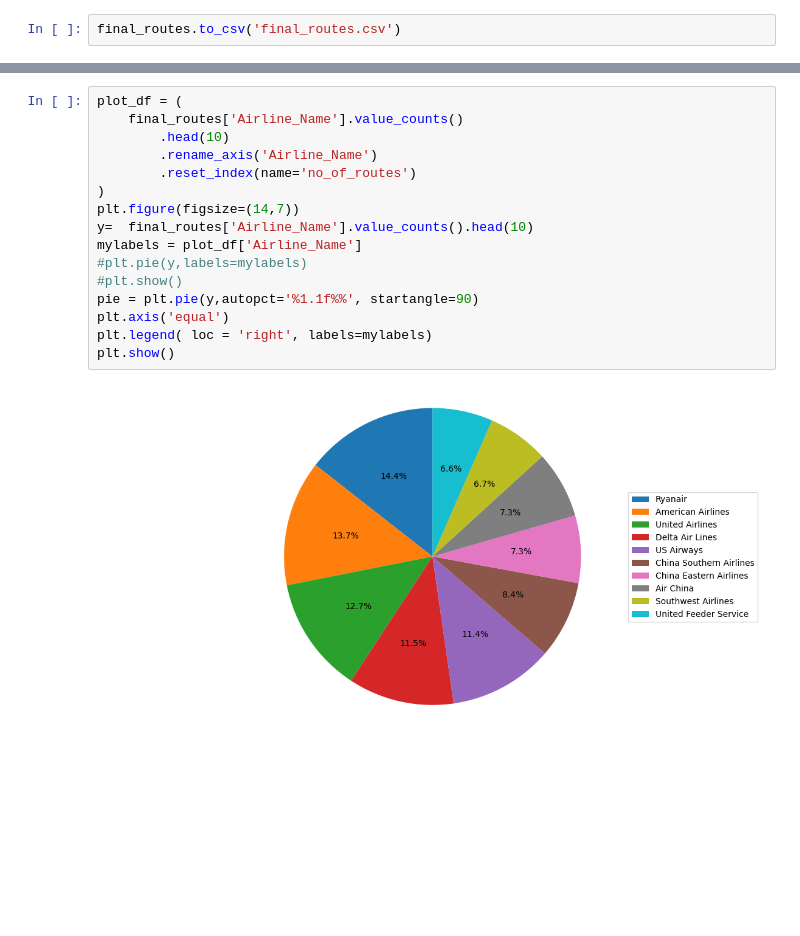
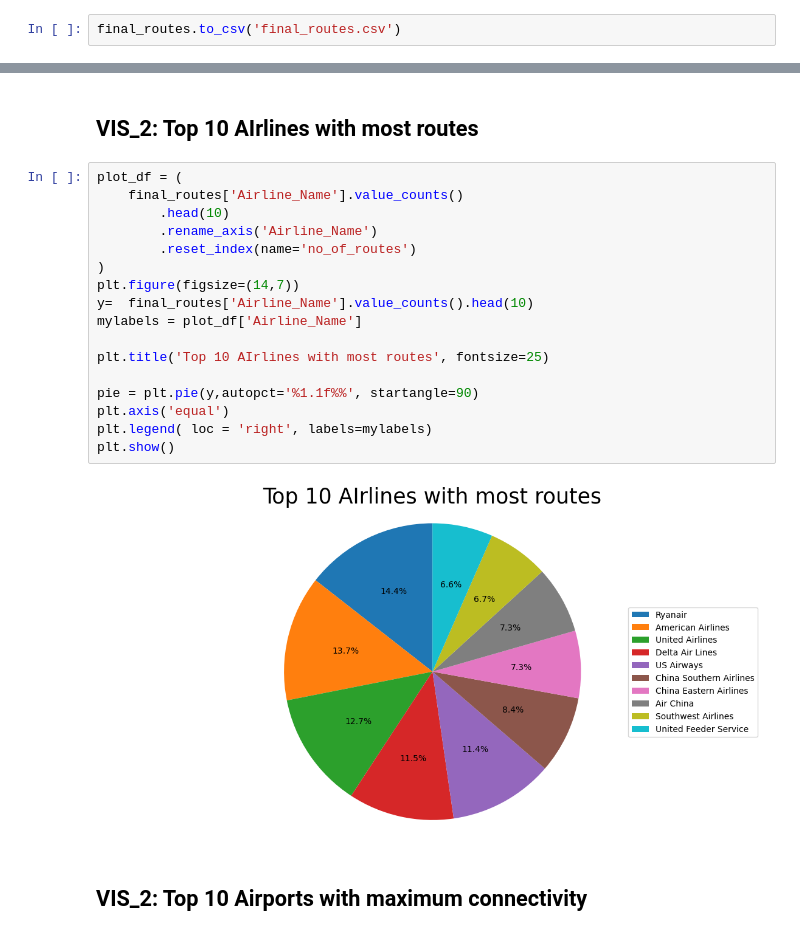
Before and after one commit to yashyaks/AirViz, a Jupyter notebook: preprocessing.ipynb, the cells around one changed output, grey strips where cells are left out. Saved outputs shown, nothing was run; the diff lists cells and outputs as text; blank space fills up the shorter version.

```diff
--- a/preprocessing.ipynb
+++ b/preprocessing.ipynb
@@ -490,23 +502,28 @@ final_routes.head()
 | 2 | Aerocondor | 2B | CEK | Chelyabinsk Balandino Airport | Chelyabinsk | Russia | 55.305801 | ... |
 | 3 | Aerocondor | 2B | CEK | Chelyabinsk Balandino Airport | Chelyabinsk | Russia | 55.305801 | ... |
 | 4 | Aerocondor | 2B | DME | Domodedovo International Airport | Moscow | Russia | 55.408798 | ... |
+# %% [markdown]
+## VIS_2: Top 10 AIrlines with most routes
 # %%
 plot_df = (
     final_routes['Airline_Name'].value_counts()
         .head(10)
         .rename_axis('Airline_Name')
         .reset_index(name='no_of_routes')
 )
 plt.figure(figsize=(14,7))
 y=  final_routes['Airline_Name'].value_counts().head(10)
 mylabels = plot_df['Airline_Name']
-#plt.pie(y,labels=mylabels)
-#plt.show()
+
+plt.title('Top 10 AIrlines with most routes', fontsize=25)
+
 pie = plt.pie(y,autopct='%1.1f%%', startangle=90)
 plt.axis('equal')
 plt.legend( loc = 'right', labels=mylabels)
 plt.show()
 # %% [output]
-[figure, old version]
+[figure, new version]
+# %% [markdown]
+## VIS_2: Top 10 Airports with maximum connectivity
 # %%
 plot_df = (
```
Also changed, not shown: parts of 25 cells of this notebook.
